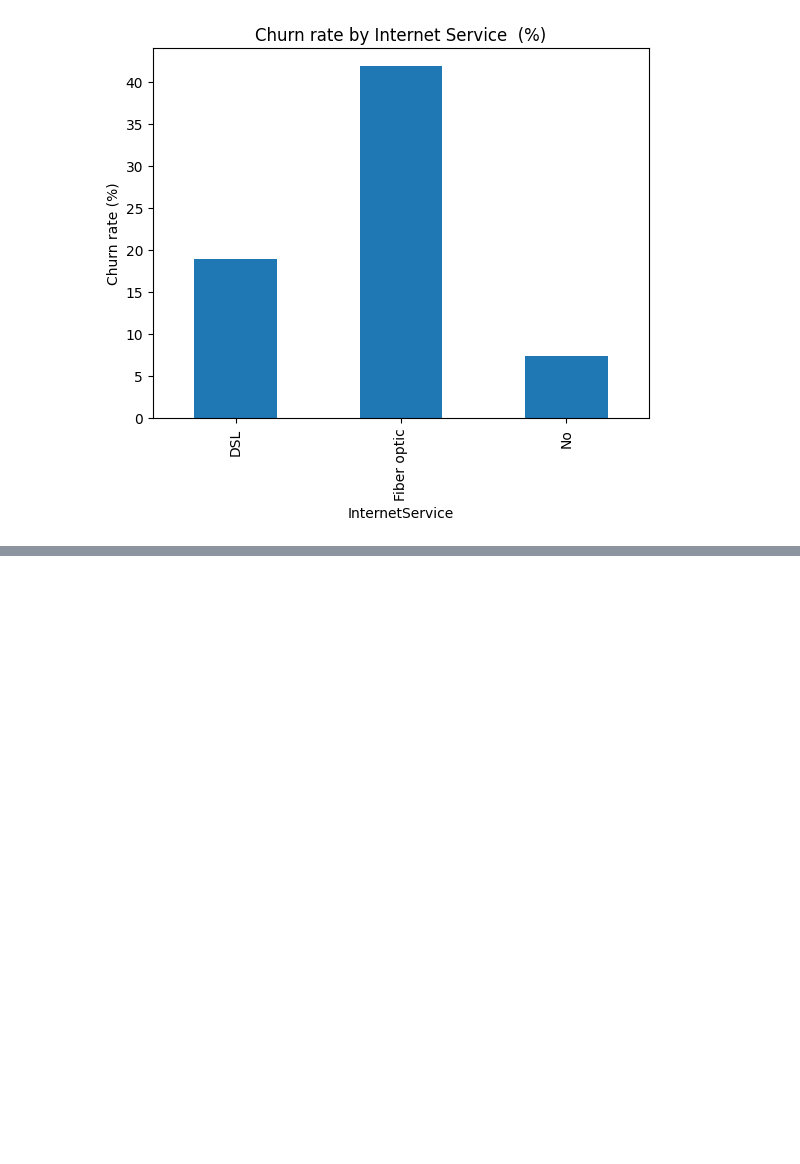
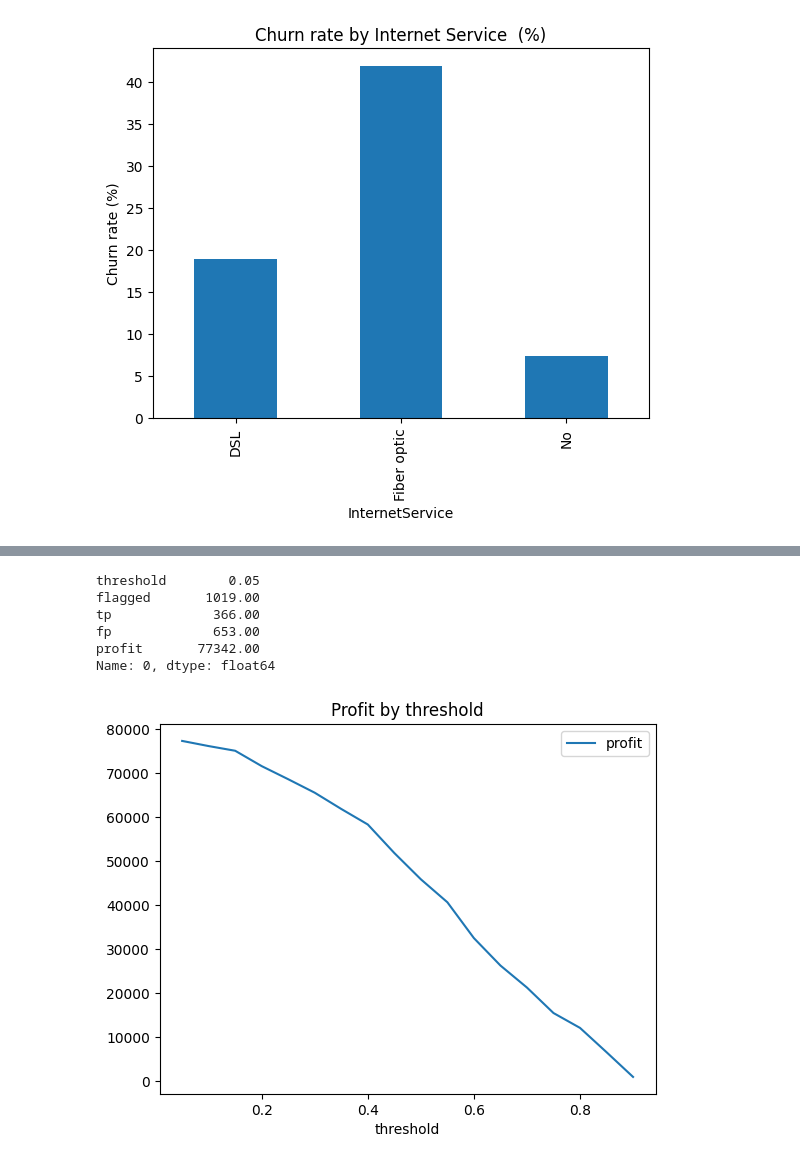
Before and after one commit to yehiaelsalmi/telecom-churn-prediction, a Jupyter notebook: telco-churn.ipynb, the cells around one changed output, grey strips where cells are left out. Saved outputs shown, nothing was run; the diff lists cells and outputs as text; code cells hidden in the pictures; blank space fills up the shorter version.

```diff
--- a/telco-churn.ipynb
+++ b/telco-churn.ipynb
@@ -245,0 +385,21 @@ plt.show()
+# %%
+offer_cost = 20      # cost of one retention offer
+customer_value = 890     # yearly revenue of one churner (about 74 x 12)
+success_rate = 0.30      # share of flagged churners the offer actually saves
+# %%
+import numpy as np
+
+results = []
+for t in np.arange(0.05, 0.95, 0.05):
+    flagged = xgb_proba >= t
+    tp = (flagged & (y_test == 1)).sum()
+    fp = (flagged & (y_test == 0)).sum()
+
+    saved_value = tp * success_rate * customer_value
+    total_cost = (tp + fp) * offer_cost
+    profit = saved_value - total_cost
+
+    results.append((round(t, 2), flagged.sum(), tp, fp, round(profit)))
+
+cost_df = pd.DataFrame(results, columns=['threshold', 'flagged', 'tp', 'fp', 'profit'])
+cost_df
@@ -245,0 +424,14 @@ plt.show()
+# %%
+best = cost_df.loc[cost_df['profit'].idxmax()]
+print(best)
+
+cost_df.plot(x='threshold', y='profit', title='Profit by threshold')
+plt.show()
+# %% [output]
+threshold        0.05
+flagged       1019.00
+tp             366.00
+fp             653.00
+profit       77342.00
+Name: 0, dtype: float64
+[figure, added]
```
Also changed, not shown: parts of 20 cells of this notebook.
